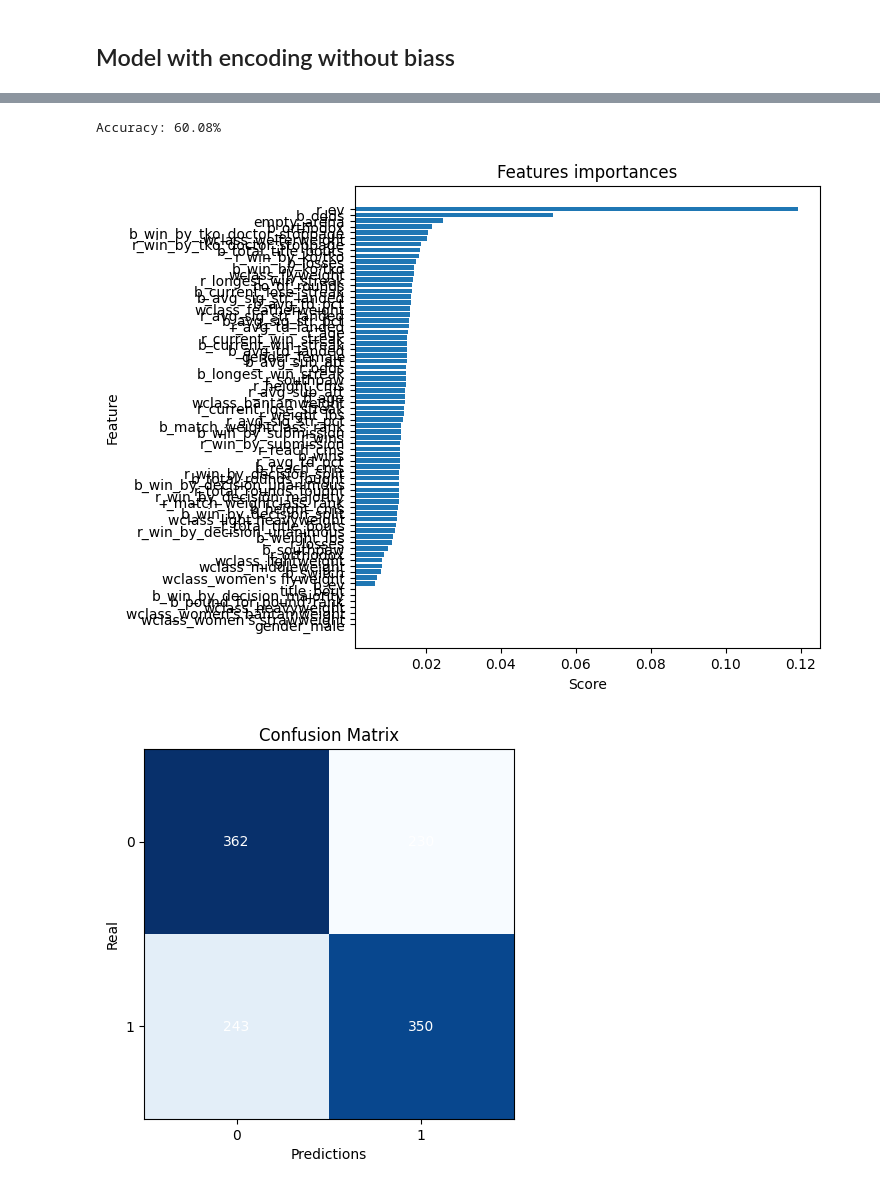
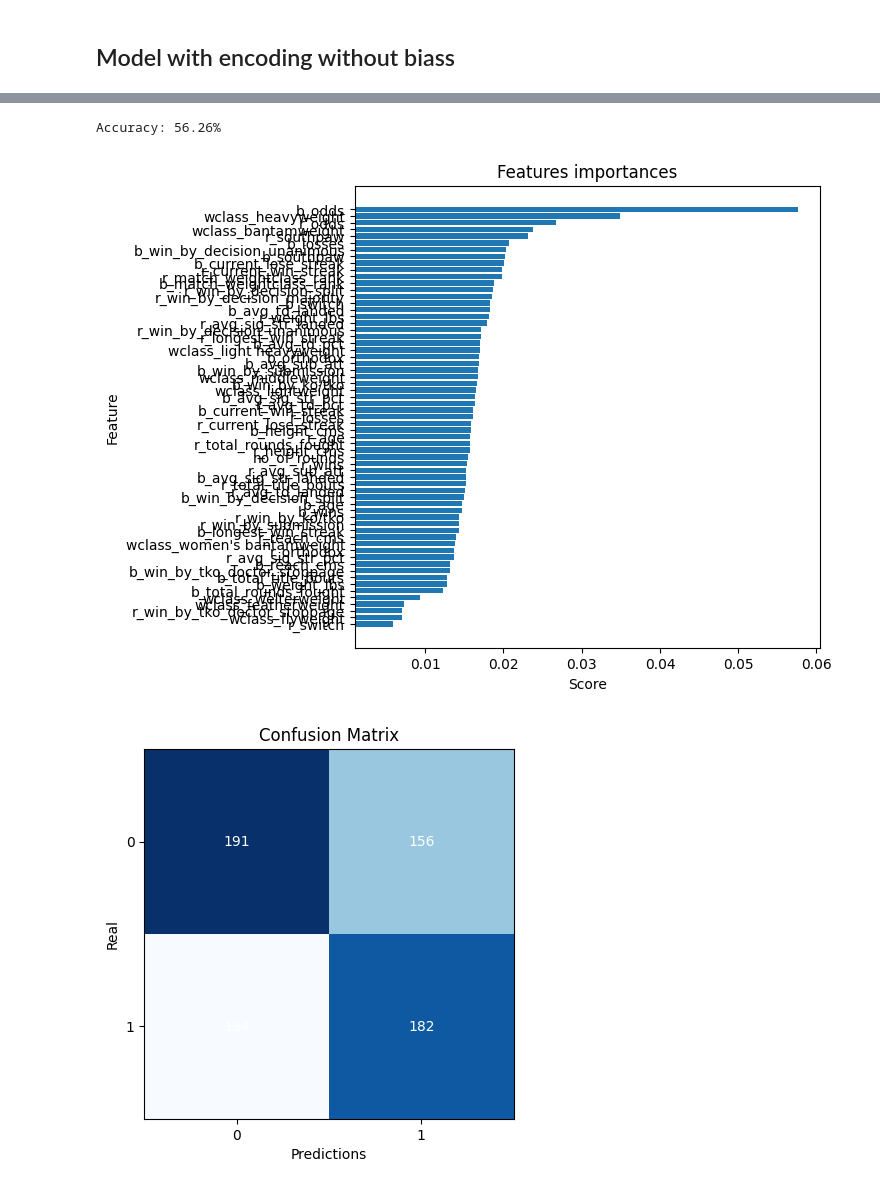
Before and after one commit to wilberquito/UFC-winner-predictor, a Jupyter notebook: lab/notebooks/ensemble.ipynb, the cells around one changed output, grey strips where cells are left out. Drawn from its saved outputs; the diff is of its cells as text; code cells hidden in the pictures.

```diff
--- a/lab/notebooks/ensemble.ipynb
+++ b/lab/notebooks/ensemble.ipynb
@@ -113,6 +113,6 @@ r_avg_td_landed         348
 r_avg_td_pct            358
 dtype: int64
 # %%
-for avg in avgs:
-    df.loc[df[avg].isna(), avg] = df[avg].median()
-df[avgs].isna().sum()
+# for avg in avgs:
+#     df.loc[df[avg].isna(), avg] = df[avg].median()
+# df[avgs].isna().sum()
@@ -190,6 +178,8 @@ df['b_stance'] = df['b_stance'].astype('category')
 df['weight_class'] = df['weight_class'].astype('category')
 df['gender'] = df['gender'].astype('category')
 df['better_rank'] = df['better_rank'].astype('category')
+# %%
+df['date'] = pd.to_datetime(df['date'])
 # %% [markdown]
 ## Model without encoding with biass
 # %%
@@ -444,16 +483,34 @@ encoding.head()
 # %%
 ## tunning
 columns = [
-    # 'better_rank_blue',
-    # 'better_rank_red',
-    # 'better_rank_neither',
+
+ 'r_ev',
+ 'b_ev',
+ 'title_bout',
+ 'b_win_by_decision_majority'
+ 'empty_arena'
+ 'b_pound_for_pound_rank'
+ "wclass_women's flyweight",
+ "wclass_women's strawweight",
+ 'gender_female',
+ 'gender_male',
+ 'b_open stance',
+ 'r_open stance',
+ 'b_win_by_decision_majority',
+ 'empty_arena',
+ 'b_pound_for_pound_rank',
+ "wclass_women's flyweight",
+     'better_rank_blue',
+ 'better_rank_red',
+ 'better_rank_neither',
 
           ]
 
 encoding.drop(columns=columns, inplace=True, errors='ignore')
 
 weights = classifier(encoding, 'winner')
+list(weights)
 # %% [output]
-Accuracy: 60.08%
+Accuracy: 56.26%
-[figure, old version]
+[figure, new version]
-[figure, old version]
+[figure, new version]
```
Also changed, not shown: parts of 12 cells of this notebook, 2 other files.
